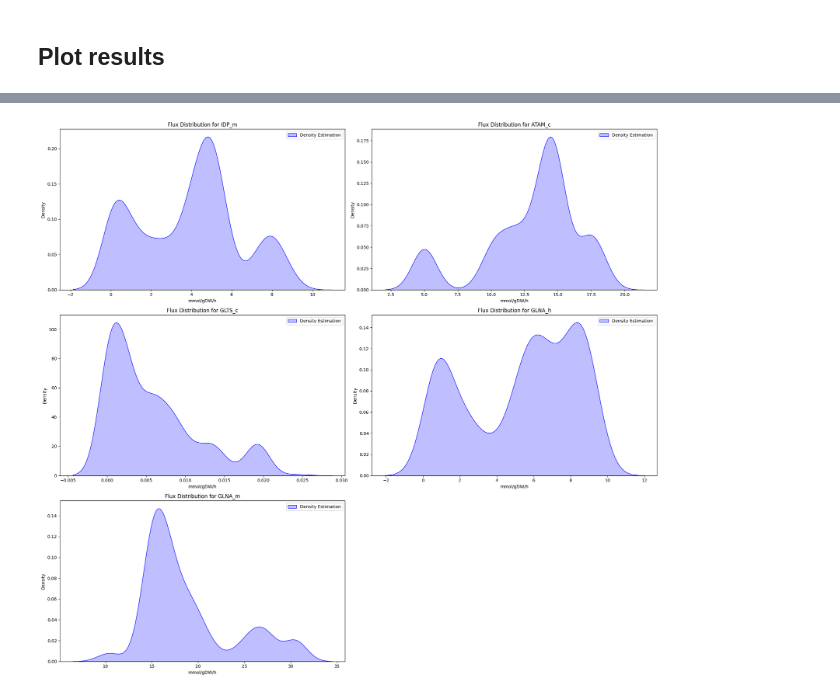
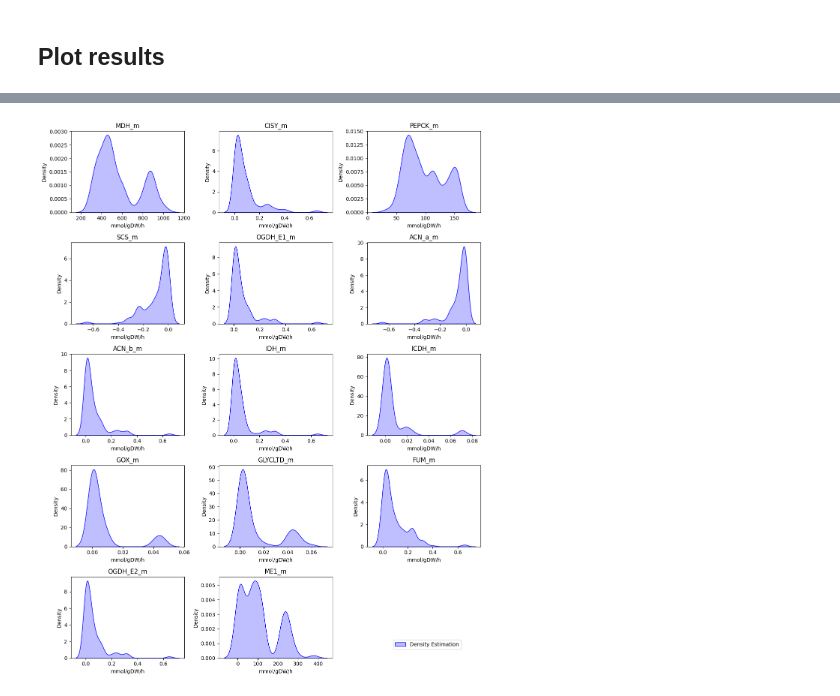
Before and after one commit to Robaina/Phycogem, a Jupyter notebook: docs/0_basic_examples.ipynb, the cells around one changed output, grey strips where cells are left out. Saved outputs shown, nothing was run; the diff lists cells and outputs as text; code cells hidden in the pictures.

```diff
--- a/docs/0_basic_examples.ipynb
+++ b/docs/0_basic_examples.ipynb
@@ -222,5 +210,10 @@ Builder(reaction_data={'13BGGH': 0.0, '25DRAPPt': 7.755354478132501e-07, '2AMACH
-# %%
-rxn_ids = sample.columns[:5].to_list()
-plot_flux_distribution(sample, rxn_ids, fva=None)
-# %% [output]
-[figure, removed]
+# %%
+tca_rxns = [
+    (rxn.id, rxn.subsystem)
+    for rxn in gem.model.reactions
+    if ("TCA cycle" in rxn.subsystem and "m" in rxn.compartments)
+    ]
+rxn_ids = [rxn[0] for rxn in tca_rxns]
+plot_flux_distribution(sample, rxn_ids, fva=None, figsize_per_plot=(4, 3))
+# %% [output]
+[figure, added]
```
Also changed, not shown: parts of 8 cells of this notebook, 7 other files.
